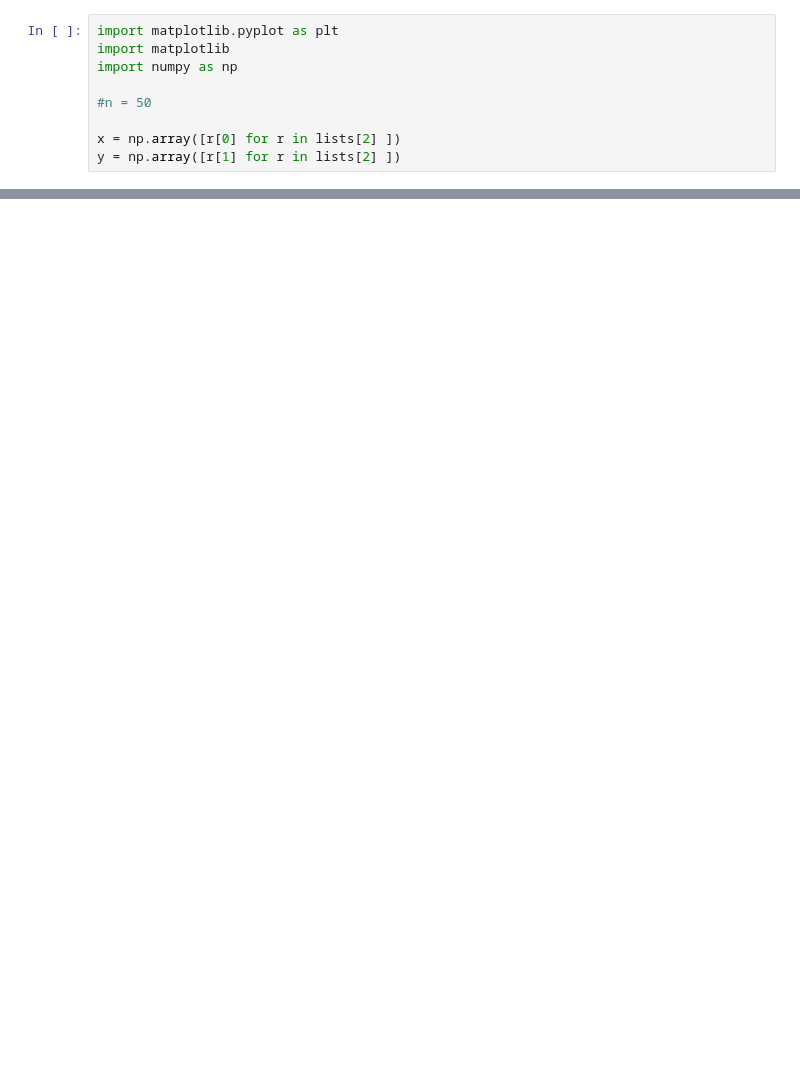
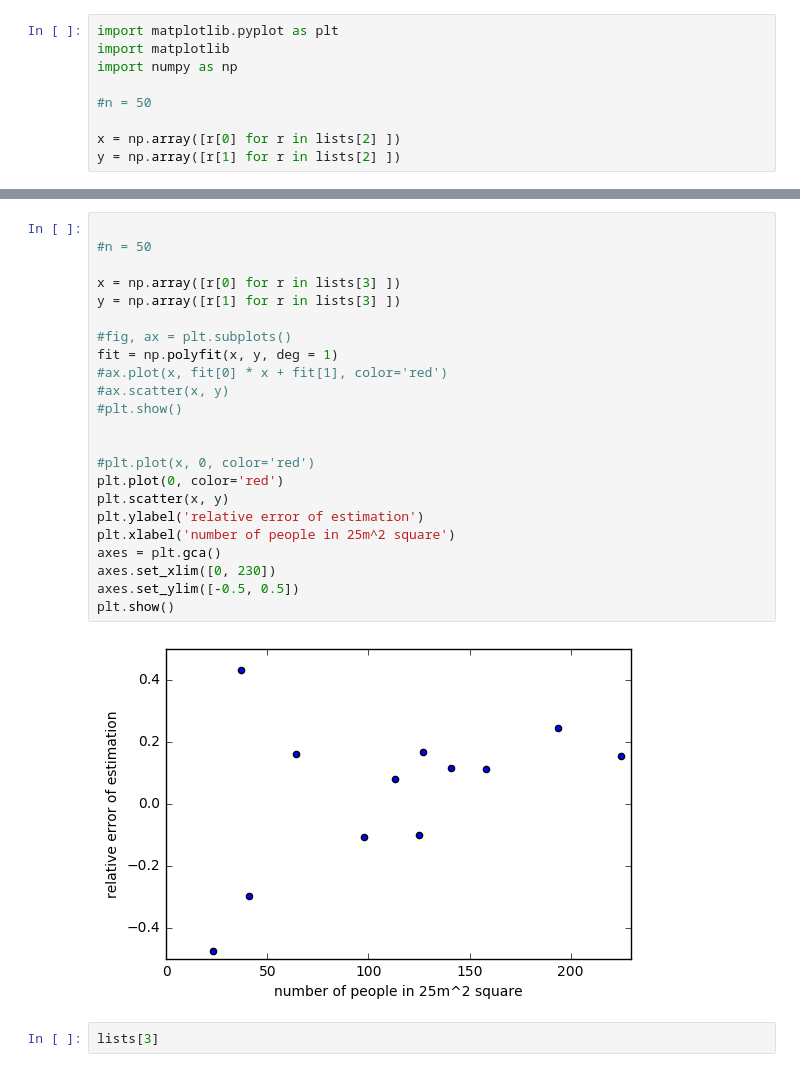
Before and after one commit to ArenA-Crowds/Crowds, a Jupyter notebook: Simulations.ipynb, the cells around one changed output, grey strips where cells are left out. Cells and saved outputs as stored; diff of their text form; blank space fills up the shorter version.

```diff
--- a/Simulations.ipynb
+++ b/Simulations.ipynb
@@ -264,0 +398,27 @@ plt.show()
+# %%
+
+#n = 50
+
+x = np.array([r[0] for r in lists[3] ])
+y = np.array([r[1] for r in lists[3] ])
+
+#fig, ax = plt.subplots()
+fit = np.polyfit(x, y, deg = 1)
+#ax.plot(x, fit[0] * x + fit[1], color='red')
+#ax.scatter(x, y)
+#plt.show()
+
+
+#plt.plot(x, 0, color='red')
+plt.plot(0, color='red')
+plt.scatter(x, y)
+plt.ylabel('relative error of estimation')
+plt.xlabel('number of people in 25m^2 square')
+axes = plt.gca()
+axes.set_xlim([0, 230])
+axes.set_ylim([-0.5, 0.5])
+plt.show()
+# %% [output]
+[figure, added]
+# %%
+lists[3]
```
Also changed, not shown: parts of 44 cells of this notebook.
